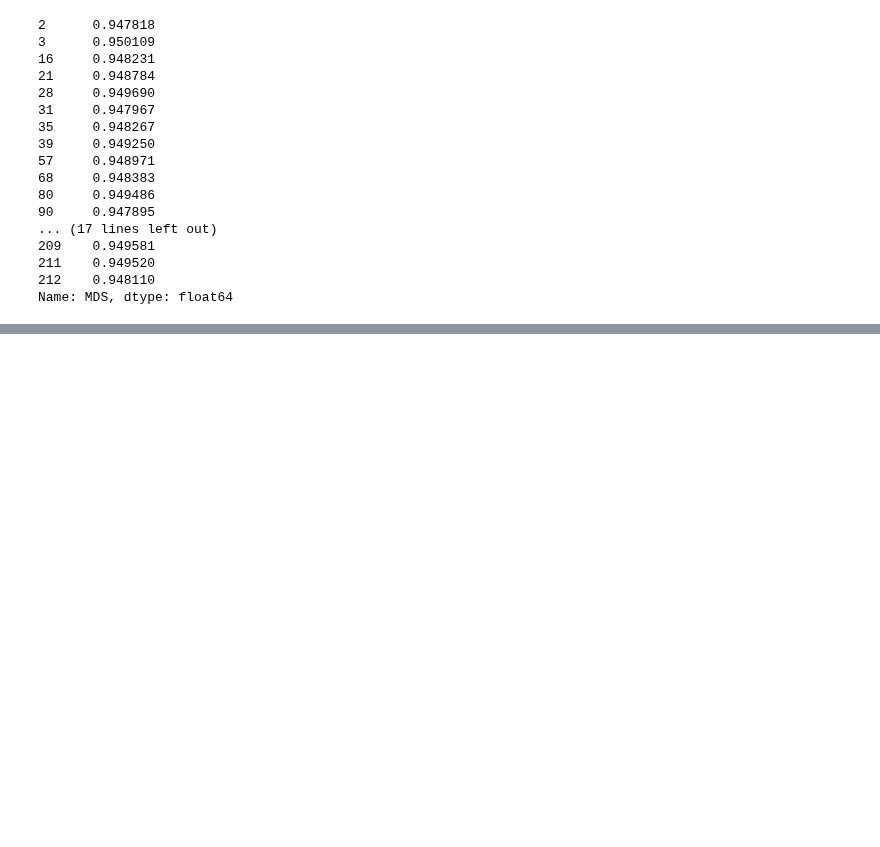
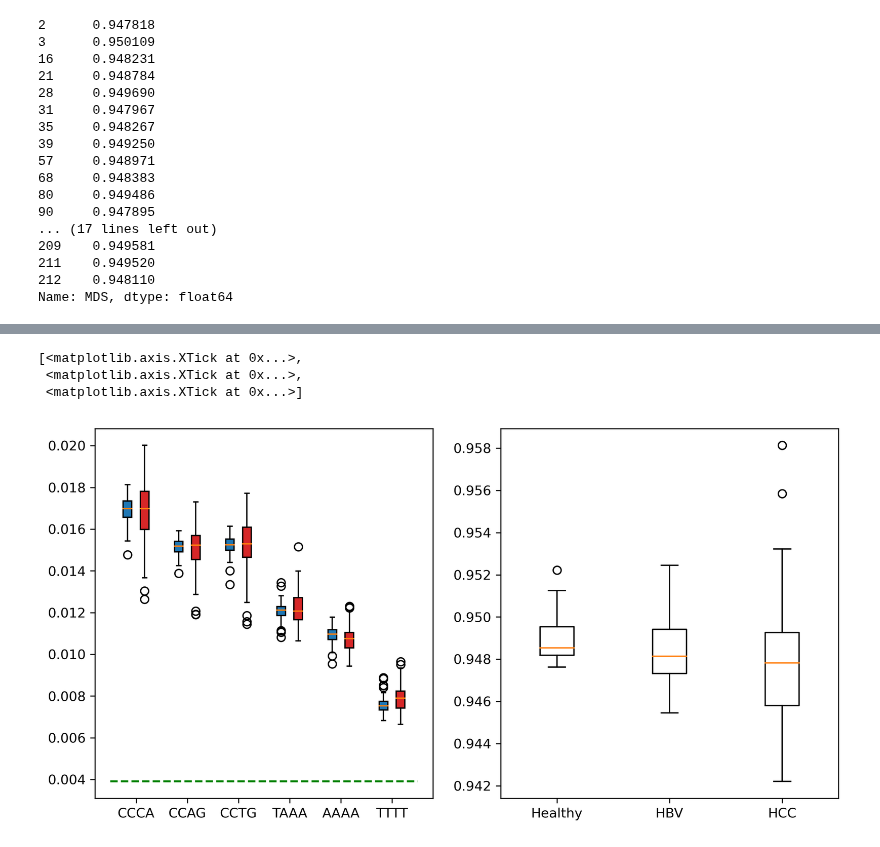
Before and after one commit to epifluidlab/FinaleToolkit, a Jupyter notebook: figs/frag_features_fig.ipynb, the cells around one changed output, grey strips where cells are left out. Drawn from its saved outputs; the diff is of its cells as text; code cells hidden in the pictures; blank space fills up the shorter version.

Commit message:
backup figures

```diff
--- a/figs/frag_features_fig.ipynb
+++ b/figs/frag_features_fig.ipynb
@@ -168,7 +168,7 @@ motifs = ['CCCA', 'CCAG', 'CCTG', 'TAAA', 'AAAA', 'TTTT']
 
 motif_freq_list = []
 for motif in motifs:
-    non_hcc = end_motifs_csv.loc[end_motifs_csv['disease']!='Liver cancer', motif]
+    non_hcc = end_motifs_csv.loc[(end_motifs_csv['disease']=='Healthy')|(end_motifs_csv['disease']=='Hepatitis B'), motif]
     hcc = end_motifs_csv.loc[end_motifs_csv['disease']=='Liver cancer', motif]
     motif_freq_list.append(non_hcc)
     motif_freq_list.append(hcc)
@@ -240,0 +221,74 @@ motif_box_plot
+# %%
+# read data from csv. The csv is our end-motif calculations on a dataset
+# from Jiang et al (2015), which is different from the data used in
+# Jiang et al (2020).
+end_motifs_csv = pd.read_csv('../../Desktop/jiang_end_motifs_Jul26.csv')
+end_motifs_csv
+# get mds for Healthy, HBV, and HCC
+# NOTE: this dataset was retrived from FinaleDB, which uses the 'Liver
+# cancer' label for some samples. Jiang et al (2015) makes no mention of
+# non-HCC liver cancers in their patients, so it is assumed that all
+# samples labled 'Liver cancer' are also HCC.
+healthy_mds = end_motifs_csv.loc[end_motifs_csv['disease']=='Healthy', 'mds']
+hbv_mds = end_motifs_csv.loc[end_motifs_csv['disease']=='Hepatitis B', 'mds']
+hcc_mds = end_motifs_csv.loc[end_motifs_csv['disease']=='Liver cancer', 'mds']
+mds_series = [healthy_mds, hbv_mds, hcc_mds]
+healthy_mds
+# Get motif freqs of non-HCC and HCC patients for six motifs of interest
+# for HCC
+motifs = ['CCCA', 'CCAG', 'CCTG', 'TAAA', 'AAAA', 'TTTT']
+
+# motif-freqs are stored in DataFrames in a list. For each motif there
+# is a DataFrame for Non-HCC and a DataFrame for HCC
+
+motif_freq_list = []
+for motif in motifs:
+    non_hcc = end_motifs_csv.loc[(end_motifs_csv['disease']=='Healthy')|(end_motifs_csv['disease']=='Hepatitis B'), motif]
+    hcc = end_motifs_csv.loc[end_motifs_csv['disease']=='Liver cancer', motif]
+    motif_freq_list.append(non_hcc)
+    motif_freq_list.append(hcc)
+motif_freq_list[1]
+
+# box plot positions, colors, x tick labels
+colors = []
+positions = []
+labels = []
+ticks = []
+tick_labels = []
+for i in range(len(motifs)):
+    positions.append(3*i+1)
+    positions.append(3*i+2)
+    ticks.append(3*i+1.5)
+    tick_labels.append(motifs[i])
+    colors.append('C0')
+    colors.append('C3')
+    labels.append('Non-HCC')
+    labels.append('HCC')
+# plotting
+fig, axes = plt.subplots(1, 2)
+fig.set_dpi(300)
+fig.set_size_inches(10, 5)
+
+# Box plot for HCC motifs
+motif_box_plot = axes[0].boxplot(
+        motif_freq_list,
+        labels=labels,
+        positions=positions,
+        patch_artist=True,
+)
+for patch, color in zip(motif_box_plot['boxes'], colors):
+        patch.set_facecolor(color)
+axes[0].plot([0, 18], [1/256, 1/256], 'g--')
+axes[0].set_xticks(ticks, tick_labels)
+# FIXME: add legend
+
+# Box plot for MDS
+mds_box_plot = axes[1].boxplot(
+        mds_series,
+)
+axes[1].set_xticks([1, 2, 3], ['Healthy', 'HBV', 'HCC'])
+# %% [output]
+[<matplotlib.axis.XTick at 0x...>,
+ <matplotlib.axis.XTick at 0x...>,
+ <matplotlib.axis.XTick at 0x...>]
+[figure, added]
```
Also changed, not shown: parts of 2 cells of this notebook.
